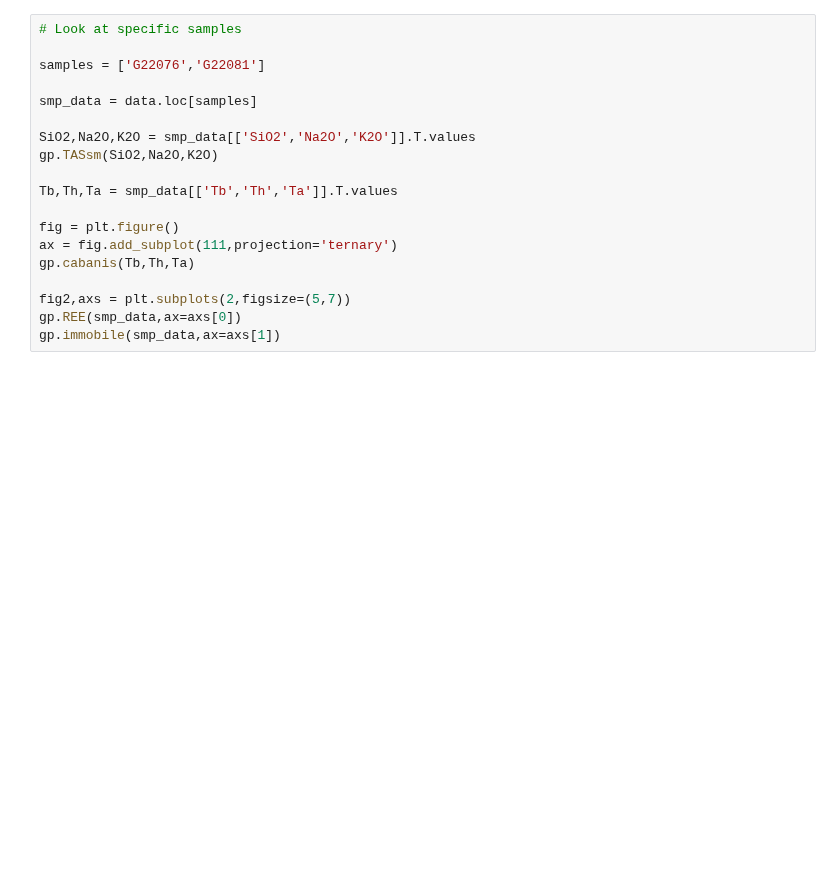
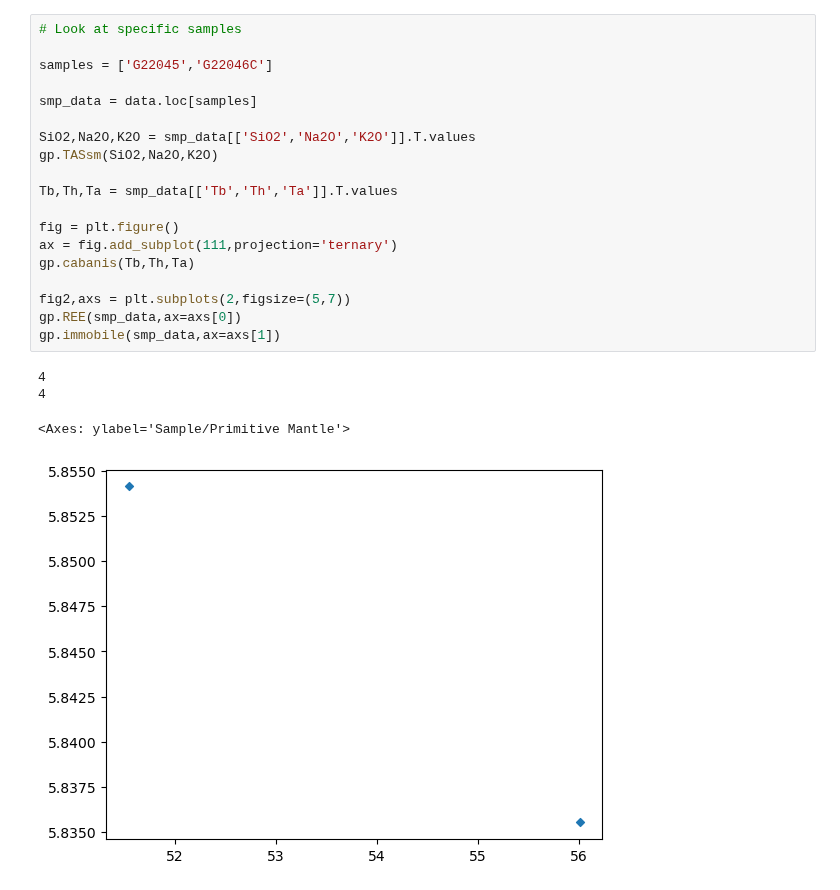
Before and after one commit to dyvasey/dataset-caucasus-gchem-2023, a Jupyter notebook: plot_trace.ipynb, the cells around one changed output. Saved outputs shown, nothing was run; the diff lists cells and outputs as text; blank space fills up the shorter version.

```diff
--- a/plot_trace.ipynb
+++ b/plot_trace.ipynb
@@ -29,19 +61,24 @@ gp.immobile(data_filtered,ax=axs[1])
 # %%
 # Look at specific samples
 
-samples = ['G22076','G22081']
+samples = ['G22045','G22046C']
 
 smp_data = data.loc[samples]
 
 SiO2,Na2O,K2O = smp_data[['SiO2','Na2O','K2O']].T.values
 gp.TASsm(SiO2,Na2O,K2O)
 
 Tb,Th,Ta = smp_data[['Tb','Th','Ta']].T.values
 
 fig = plt.figure()
 ax = fig.add_subplot(111,projection='ternary')
 gp.cabanis(Tb,Th,Ta)
 
 fig2,axs = plt.subplots(2,figsize=(5,7))
 gp.REE(smp_data,ax=axs[0])
 gp.immobile(smp_data,ax=axs[1])
+# %% [output]
+4
+4
+<Axes: ylabel='Sample/Primitive Mantle'>
+[figure, added]
```
Also changed, not shown: parts of 10 cells of this notebook.
